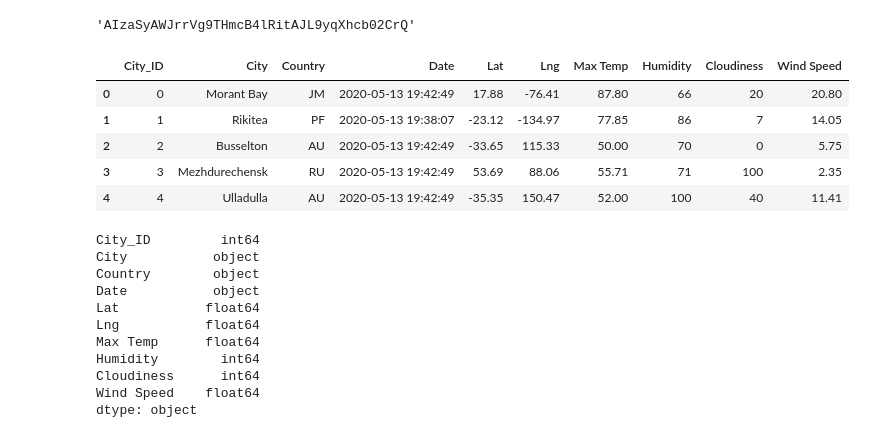
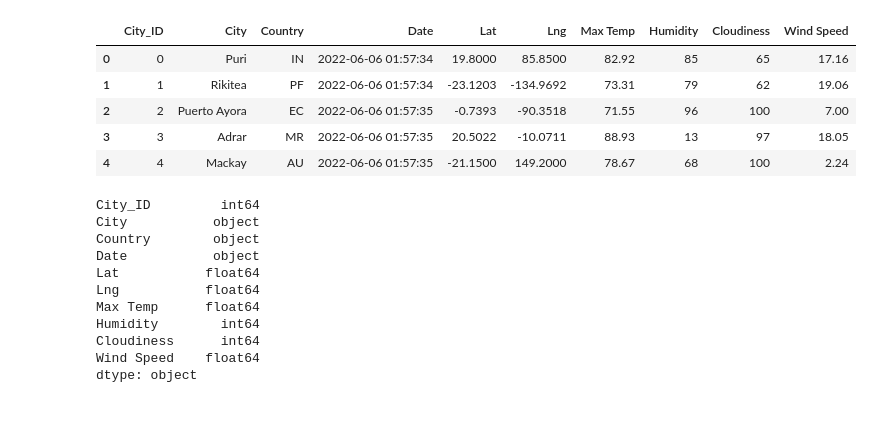
Before and after one commit to DarrenGLDad/World_Weather_Analysis, a Jupyter notebook: VacationPy.ipynb, the cells around one changed output. Saved outputs shown, nothing was run; the diff lists cells and outputs as text; code cells hidden in the pictures.

```diff
--- a/VacationPy.ipynb
+++ b/VacationPy.ipynb
@@ -9,18 +8,14 @@ from IPython.display import display
-# %%
- g_key
-# %% [output]
-'AIzaSyAWJrrVg9THmcB4lRitAJL9yqXhcb02CrQ'
 # %%
 # Store the CSV you saved created in part one into a DataFrame.
-city_data_df = pd.read_csv("weather_data/clean_cities.csv")
+city_data_df = pd.read_csv("weather_data/cities.csv")
 city_data_df.head()
 # %% [output]
 |  | City_ID | City | Country | Date | Lat | Lng | Max Temp | Humidity | Cloudiness | Wind Speed |
-| 0 | 0 | Morant Bay | JM | 2020-05-13 19:42:49 | 17.88 | -76.41 | 87.80 | 66 | 20 | 20.80 |
-| 1 | 1 | Rikitea | PF | 2020-05-13 19:38:07 | -23.12 | -134.97 | 77.85 | 86 | 7 | 14.05 |
-| 2 | 2 | Busselton | AU | 2020-05-13 19:42:49 | -33.65 | 115.33 | 50.00 | 70 | 0 | 5.75 |
-| 3 | 3 | Mezhdurechensk | RU | 2020-05-13 19:42:49 | 53.69 | 88.06 | 55.71 | 71 | 100 | 2.35 |
-| 4 | 4 | Ulladulla | AU | 2020-05-13 19:42:49 | -35.35 | 150.47 | 52.00 | 100 | 40 | 11.41 |
+| 0 | 0 | Puri | IN | 2022-06-06 01:57:34 | 19.8000 | 85.8500 | 82.92 | 85 | 65 | 17.16 |
+| 1 | 1 | Rikitea | PF | 2022-06-06 01:57:34 | -23.1203 | -134.9692 | 73.31 | 79 | 62 | 19.06 |
+| 2 | 2 | Puerto Ayora | EC | 2022-06-06 01:57:35 | -0.7393 | -90.3518 | 71.55 | 96 | 100 | 7.00 |
+| 3 | 3 | Adrar | MR | 2022-06-06 01:57:35 | 20.5022 | -10.0711 | 88.93 | 13 | 97 | 18.05 |
+| 4 | 4 | Mackay | AU | 2022-06-06 01:57:35 | -21.1500 | 149.2000 | 78.67 | 68 | 100 | 2.24 |
 # %%
 # Confirm the data types for the data columns are integers or floating-point decimal numbers.
 city_data_df.dtypes
```
Also changed, not shown: parts of 8 cells of this notebook, 14 other files.
